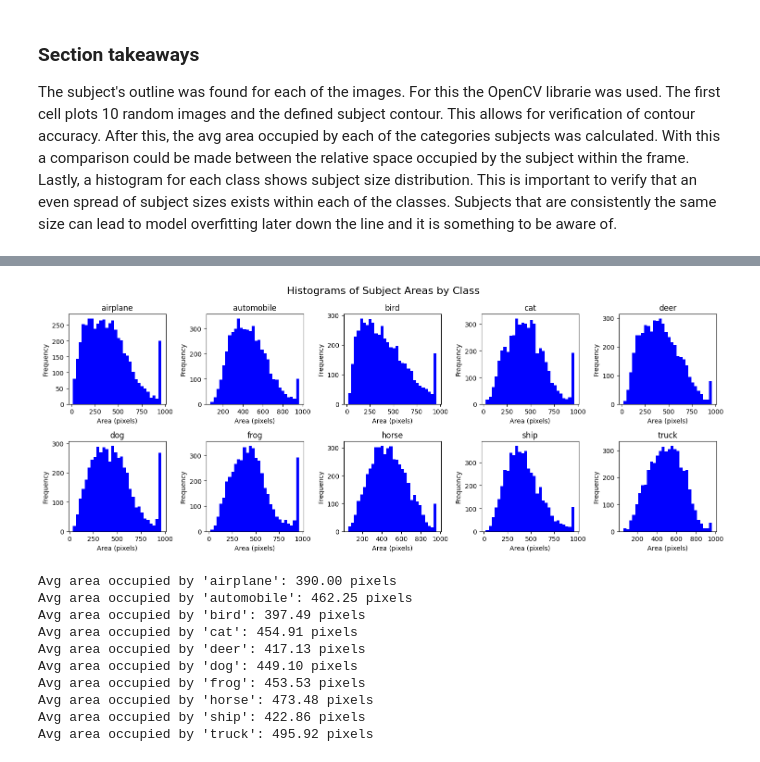
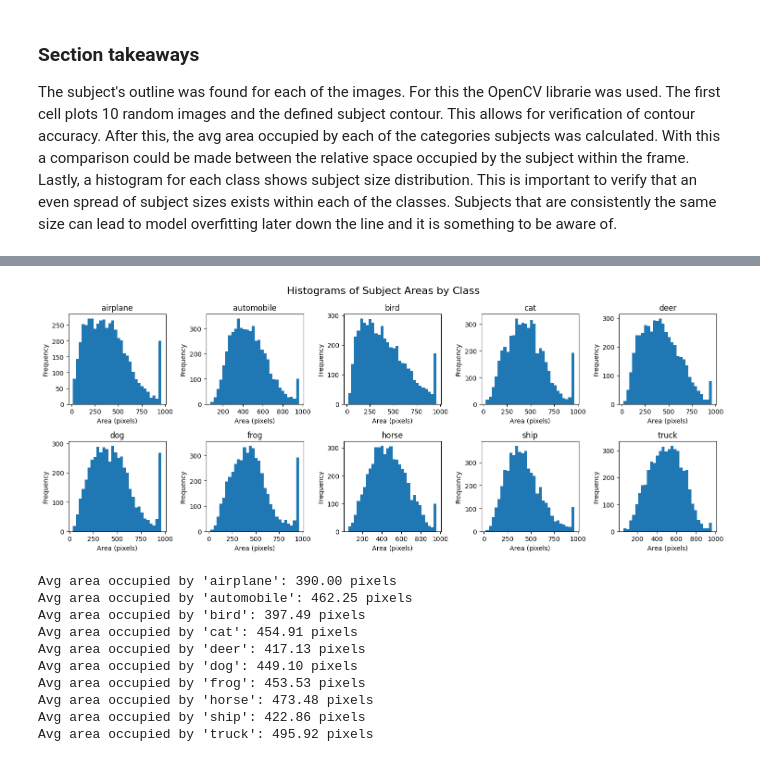
Before and after one commit to SnowdasNeves/wildlife-image-classifier, a Jupyter notebook: cifar10-eda.ipynb, the cells around one changed output, grey strips where cells are left out. Saved outputs shown, nothing was run; the diff lists cells and outputs as text; code cells hidden in the pictures.

```diff
--- a/cifar10-eda.ipynb
+++ b/cifar10-eda.ipynb
@@ -288,4 +350,5 @@ plot_contours(train_set, num_images=10)
 # %%
+# A lot of contours fail to capture correct subject outline
 def detect_subject(dataset):
     class_areas = {label: [] for label in dataset.classes}
 
@@ -296,35 +359,35 @@ def detect_subject(dataset):
         _, binary = cv2.threshold(blurred, 50, 255, cv2.THRESH_BINARY_INV + cv2.THRESH_OTSU)
 
         contours, _ = cv2.findContours(binary, cv2.RETR_EXTERNAL, cv2.CHAIN_APPROX_SIMPLE)
 
         if contours:
             largest_contour = max(contours, key=cv2.contourArea)
             area = cv2.contourArea(largest_contour)
             class_areas[dataset.classes[label]].append(area)
 
     avg_areas = {label: np.mean(areas) if areas else 0 for label, areas in class_areas.items()}
 
     fig, axes = plt.subplots(2, 5, figsize=(15, 6))
     axes = axes.ravel()
 
     for idx, (class_name, areas) in enumerate(class_areas.items()):
-        axes[idx].hist(areas, bins=30, color='blue')
+        axes[idx].hist(areas, bins=30)
         axes[idx].set_title(f"{class_name}")
         axes[idx].set_xlabel('Area (pixels)')
         axes[idx].set_ylabel('Frequency')
 
     plt.suptitle("Histograms of Subject Areas by Class", fontsize=16)
     plt.tight_layout()
     plt.show()
 
     return avg_areas
 
 avg_class_areas = detect_subject(train_set)
 
 for class_name, avg_area in avg_class_areas.items():
     print(f"Avg area occupied by '{class_name}': {avg_area:.2f} pixels")
 # %% [output]
-[figure, old version]
+[figure, new version]
 Avg area occupied by 'airplane': 390.00 pixels
 Avg area occupied by 'automobile': 462.25 pixels
 Avg area occupied by 'bird': 397.49 pixels
```
Also changed, not shown: parts of 20 cells of this notebook.
